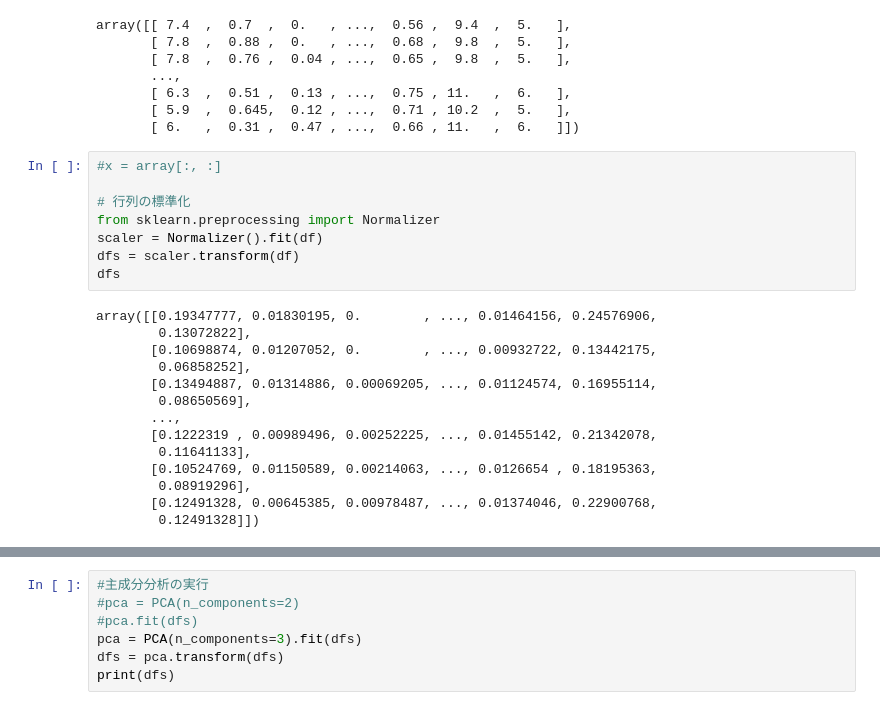
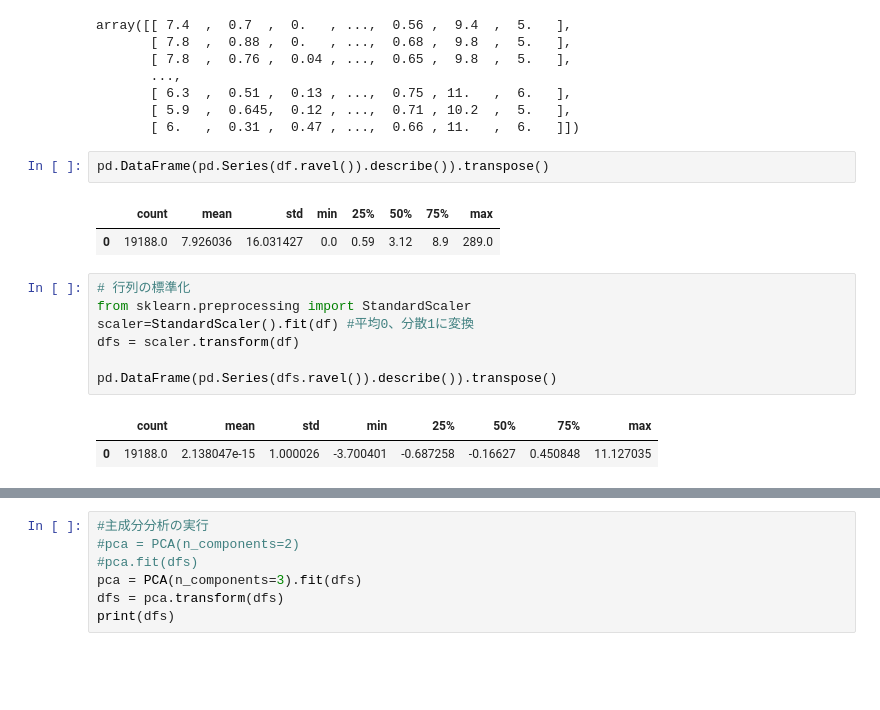
Before and after one commit to furukawa-laboratory/workout_report_2019, a Jupyter notebook: trainee/harada/前処理入門_ビギナー/#44_PCA_uci_wine_3D.ipynb, the cells around one changed output, grey strips where cells are left out. Cells and saved outputs as stored; diff of their text form; blank space fills up the shorter version.

```diff
--- a/trainee/harada/前処理入門_ビギナー/#44_PCA_uci_wine_3D.ipynb
+++ b/trainee/harada/前処理入門_ビギナー/#44_PCA_uci_wine_3D.ipynb
@@ -45,25 +45,18 @@ array([[ 7.4  ,  0.7  ,  0.   , ...,  0.56 ,  9.4  ,  5.   ],
        [ 6.3  ,  0.51 ,  0.13 , ...,  0.75 , 11.   ,  6.   ],
        [ 5.9  ,  0.645,  0.12 , ...,  0.71 , 10.2  ,  5.   ],
        [ 6.   ,  0.31 ,  0.47 , ...,  0.66 , 11.   ,  6.   ]])
+# %%
+pd.DataFrame(pd.Series(df.ravel()).describe()).transpose()
+# %% [output]
+|  | count | mean | std | min | 25% | 50% | 75% | max |
+| 0 | 19188.0 | 7.926036 | 16.031427 | 0.0 | 0.59 | 3.12 | 8.9 | 289.0 |
 # %%
-#x = array[:, :]
+# 行列の標準化
+from sklearn.preprocessing import StandardScaler
+scaler=StandardScaler().fit(df) #平均0、分散1に変換
+dfs = scaler.transform(df)
 
-# 行列の標準化
-from sklearn.preprocessing import Normalizer
-scaler = Normalizer().fit(df)
-dfs = scaler.transform(df)
-dfs
+pd.DataFrame(pd.Series(dfs.ravel()).describe()).transpose()
 # %% [output]
-array([[0.19347777, 0.01830195, 0.        , ..., 0.01464156, 0.24576906,
-        0.13072822],
-       [0.10698874, 0.01207052, 0.        , ..., 0.00932722, 0.13442175,
-        0.06858252],
-       [0.13494887, 0.01314886, 0.00069205, ..., 0.01124574, 0.16955114,
-        0.08650569],
-       ...,
-       [0.1222319 , 0.00989496, 0.00252225, ..., 0.01455142, 0.21342078,
-        0.11641133],
-       [0.10524769, 0.01150589, 0.00214063, ..., 0.0126654 , 0.18195363,
-        0.08919296],
-       [0.12491328, 0.00645385, 0.00978487, ..., 0.01374046, 0.22900768,
-        0.12491328]])
+|  | count | mean | std | min | 25% | 50% | 75% | max |
+| 0 | 19188.0 | 2.138047e-15 | 1.000026 | -3.700401 | -0.687258 | -0.16627 | 0.450848 | 11.127035 |
```
Also changed, not shown: parts of 7 cells of this notebook.
